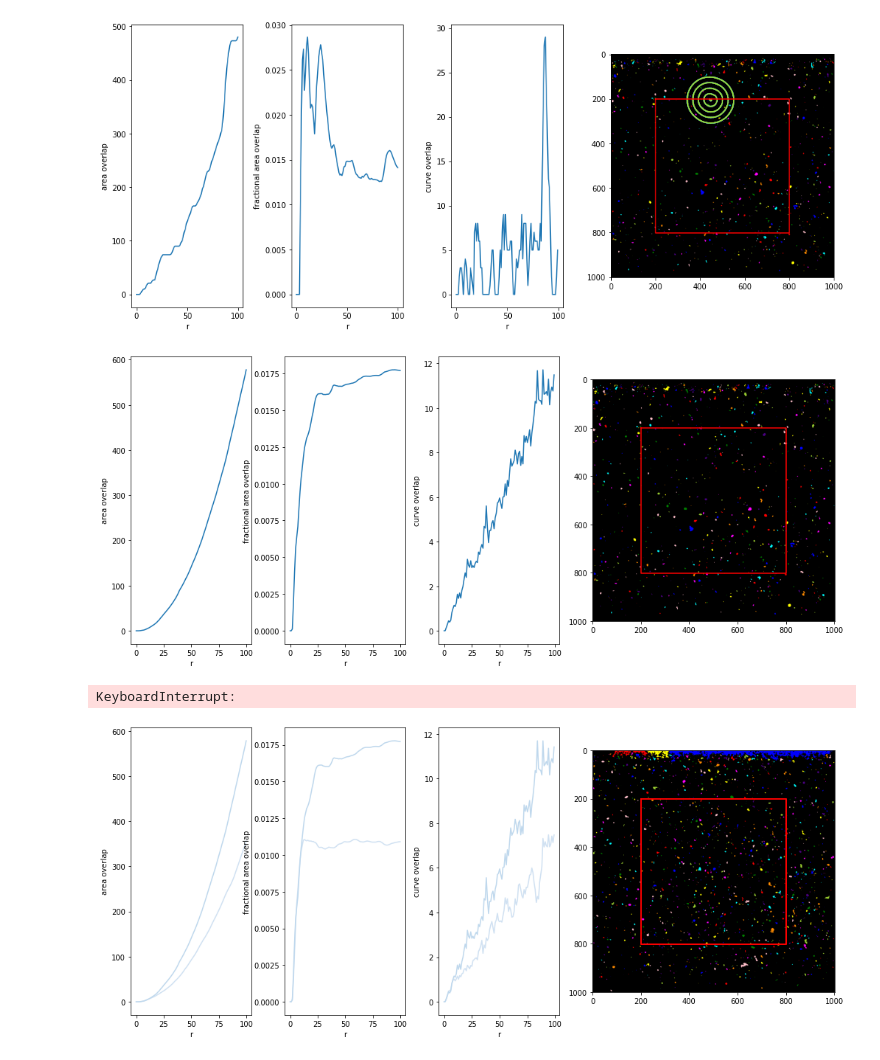
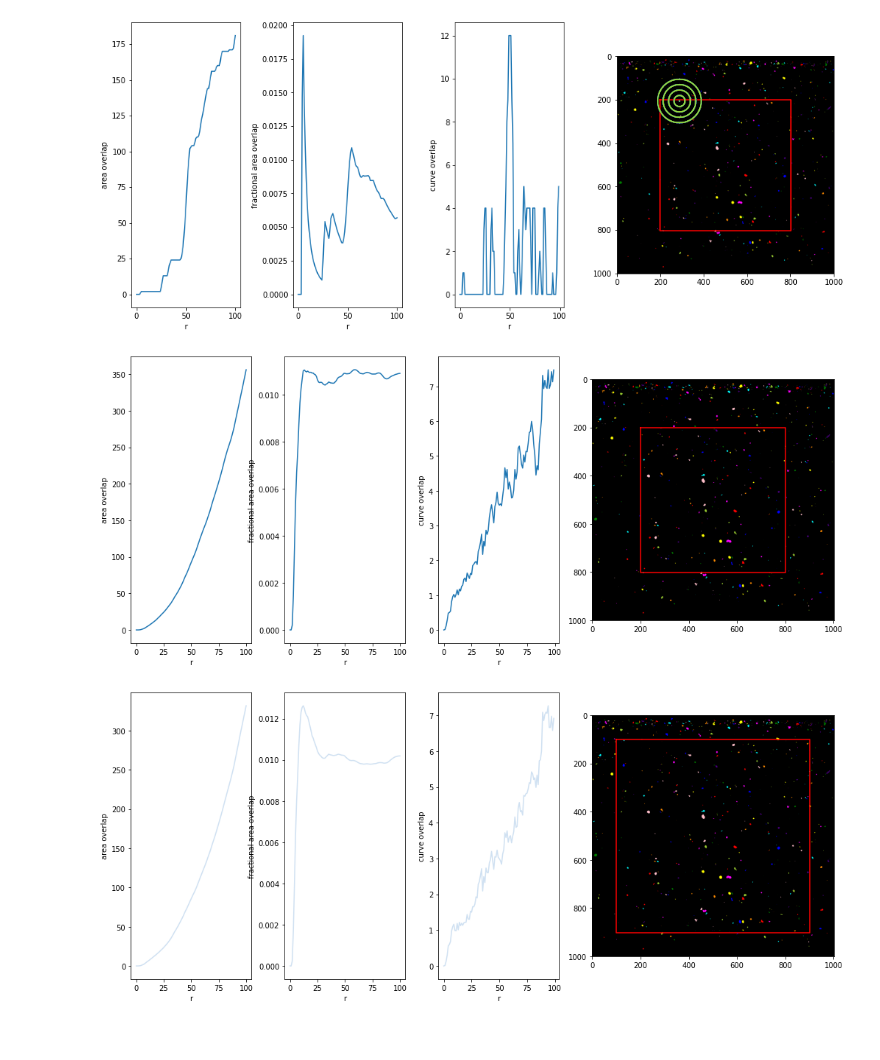
Before and after one commit to cappertherapper/Bachelorprojekt, a Jupyter notebook: demo.ipynb, the cells around one changed output. Saved outputs shown, nothing was run; the diff lists cells and outputs as text; code cells hidden in the pictures.

Commit message:
thresholding demo

```diff
--- a/demo.ipynb
+++ b/demo.ipynb
@@ -18,8 +18,8 @@ from skimage.measure import regionprops
 # bw = image > threshold_value
 # label_image = label(bw)
 #label_image = process_image(path, threshold=0.3)
-label_video = process_video('images/cheese_gel.avi', threshold=0.3, skip_size=20)
-label_image = label_video[1]
+label_video = process_video('images/cheese_gel.avi', threshold=0.3, skip_size=240)
+label_image = label_video[0]
 
 L = 200 # Maximum distances to consider
 M = label_image.shape[0] - L
@@ -76,7 +76,7 @@ ax[2].set_ylabel('curve overlap')
 plt.tight_layout()
 plt.show()
 # %% [output]
-[figure, old version]
+[figure, new version]
 # %%
 fig, ax = plt.subplots(1,4, figsize=(14,6), gridspec_kw={'width_ratios': [1, 1, 1, 2]})
 fig.subplots_adjust(wspace=0.4)
@@ -122,7 +122,7 @@ ax[2].set_xlabel('r')
 ax[2].set_ylabel('curve overlap')
 plt.show()
 # %% [output]
-[figure, old version]
+[figure, new version]
 # %%
 fig, ax = plt.subplots(1,4, figsize=(14,6), gridspec_kw={'width_ratios': [1, 1, 1, 2]})
 fig.subplots_adjust(wspace=0.4)
@@ -132,7 +132,7 @@ colors = cm.Blues(np.linspace(0.2, 1, len(label_video)))
 
 
 for p, label_image in enumerate(label_video):
-    L = 200 # Maximum distances to consider
+    L = 100 # Maximum distances to consider
     M = label_image.shape[0] - L
     maxR = 100
 
@@ -161,34 +161,33 @@ for p, label_image in enumerate(label_video):
         f = np.zeros(maxR+1)
         g = np.zeros(maxR+1)
         for i in range(0,maxR+1):
             K = D <= i
             f[i] = np.count_nonzero(np.logical_and(K,rem_clusters))
             g[i] = np.count_nonzero(K)
 
         F += f
         G += g
 
     F = F / curr_image.max()
     G = G / curr_image.max()
 
     ax[0].plot(F, color=colors[p])
     ax[0].set_xlabel('r')
     ax[0].set_ylabel('area overlap')
 
     ax[1].plot(F/G, color=colors[p])
     ax[1].set_xlabel('r')
     ax[1].set_ylabel('fractional area overlap')
 
     ax[2].plot(F[1:]-F[:-1], color=colors[p])
     ax[2].set_xlabel('r')
     ax[2].set_ylabel('curve overlap')
 
     # Saves to folder called 'temp'
-    filename = 'frames/subplot_{:03d}.png'.format(p)
-    fig.savefig(filename)
+    # filename = 'frames/subplot_{:03d}.png'.format(p)
+    # fig.savefig(filename)
     display(fig)
     clear_output(wait = True)
 plt.show()
 # %% [output]
-KeyboardInterrupt:
-[figure, old version]
+[figure, new version]
```
Also changed, not shown: 3 other files.
